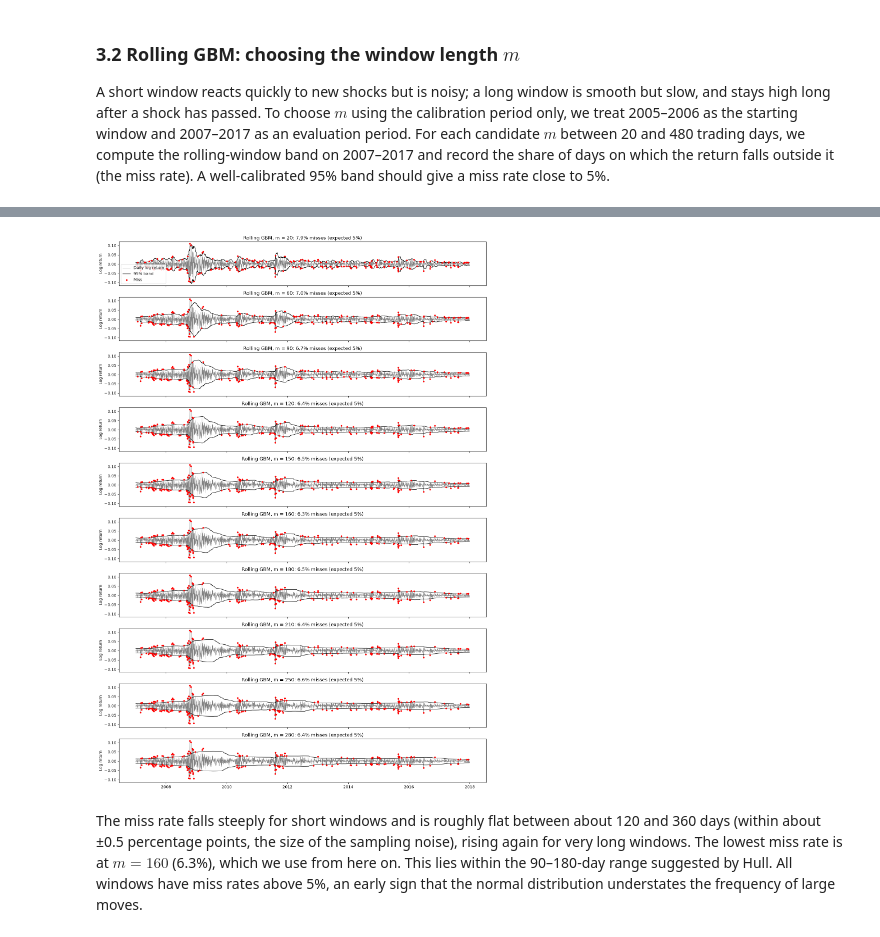
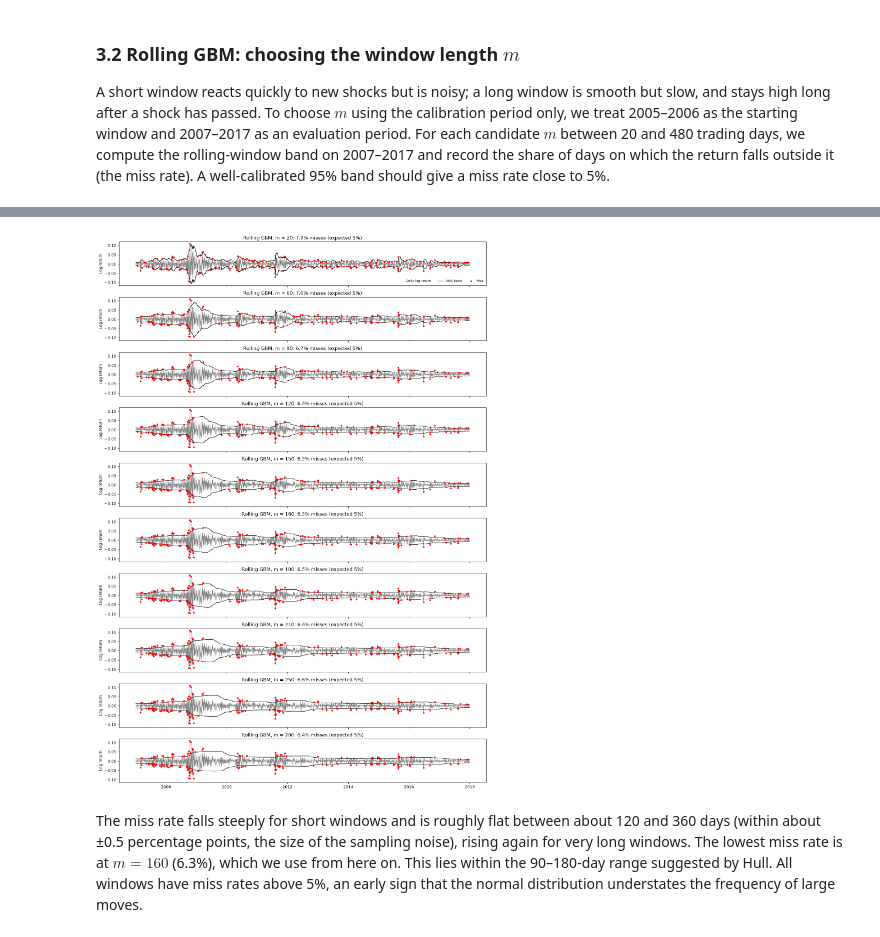
Before and after one commit to Harry140896/Volatility-band-width, a Jupyter notebook: volatility_band_width.ipynb, the cells around one changed output, grey strips where cells are left out. Saved outputs shown, nothing was run; the diff lists cells and outputs as text; code cells hidden in the pictures.

```diff
--- a/volatility_band_width.ipynb
+++ b/volatility_band_width.ipynb
@@ -57,7 +60,7 @@ CSV_PATH = DATA_DIR/ "gspc.csv"
 ## Data downloading only if data does not exist.
 DATA_DIR.mkdir(exist_ok=True)
 if not CSV_PATH.exists():
-    df  = yf.Ticker("^GSPC").history(start = '2005-01-01', auto_adjust = True)
+    df  = yf.Ticker("^GSPC").history(start = '2005-01-01', end='2026-11-05', auto_adjust = True)
     df.index = df.index.tz_localize(None)
     df.to_csv(CSV_PATH)
     print(f'Downloaded and saved the CSV file in {CSV_PATH}')
@@ -129,7 +138,7 @@ ax.scatter(window.index[miss], window[miss], color="red", s=12, zorder=3,
            label="Outside the band (miss)")
 ax.axhline(band, color="black", ls="--", lw=1, label=f"95% band = ±{band:.2%}")
 ax.axhline(-band, color="black", ls="--", lw=1)
-ax.set_title("S&P 500 daily log returns, 2018–2026, against the constant-volatility 95% band (σ from 2005–2017)", size=12)
+ax.set_title("S&P 500 daily log returns, 2018–2026, against the constant-volatility 95% band (s from 2005–2017)", size=12)
 ax.set_ylabel("Daily log return")
 ax.legend(loc="lower left")
 
@@ -281,47 +329,24 @@ A short window reacts quickly to new shocks but is noisy; a long window is smoot
 # %%
-M = [20, 60, 90, 120, 150, 160, 180, 210, 250]
-early = fit_log_returns.loc[:'2006']           # fills the first window
-window = fit_log_returns.loc['2007':'2017']    # evaluation period (still inside the fit period)
+M = [20, 60, 90, 120, 150, 160, 180, 210, 250,280]
+fig, axes = plt.subplots(len(M), 1, figsize=(14, 20), sharex=True, sharey=True)
 
-results = []
-for m in M:
-    sigma = rolling_gbm(early, window, m)
-    lower, upper = sigma_to_band(sigma)
-    miss = window.abs() > upper
-
-    # clustering: share of misses that come the day after another miss
-    after_miss = miss & miss.shift(1, fill_value=False)
-    share_clustered = after_miss.sum() / miss.sum()
-
-    results.append({"m": m,
-                    "miss_rate": miss.mean(),
-                    "n_misses": miss.sum(),
-                    "share_after_a_miss": share_clustered})
-
-results = pd.DataFrame(results).set_index("m")
-results
-
-
-show = [20, 60, 90, 120, 150, 160, 180, 210, 250,280]
-fig, axes = plt.subplots(len(show), 1, figsize=(14, 20), sharex=True, sharey=True)
-
-for ax, m in zip(axes, show):
+for ax, m in zip(axes, M):
     sigma = rolling_gbm(early, window, m)
     lower, upper = sigma_to_band(sigma)
     miss = window.abs() > upper
 
     ax.plot(window.index, window.values, lw=0.6, color='grey', label='Daily log return')
     ax.plot(upper.index, upper.values, color='black', lw=1, label='95% band')
     ax.plot(lower.index, lower.values, color='black', lw=1)
     ax.scatter(window.index[miss], window[miss], color='red', s=10, zorder=3, label='Miss')
     ax.set_title(f"Rolling GBM, m = {m}: {miss.mean():.1%} misses (expected 5%)")
     ax.set_ylabel("Log return")
 
-axes[0].legend(loc='lower left')
+axes[0].legend(loc='lower right', frameon=False, ncol=3, fontsize=8)
 plt.tight_layout()
 plt.show()
 # %% [output]
-[figure, old version]
+[figure, new version]
 # %% [markdown]
 The miss rate falls steeply for short windows and is roughly flat between about 120 and 360 days (within about ±0.5 percentage points, the size of the sampling noise), rising again for very long windows. The lowest miss rate is at **$m = 160$** (6.3%), which we use from here on. This lies within the 90–180-day range suggested by Hull. All windows have miss rates above 5%, an early sign that the normal distribution understates the frequency of large moves.
 # %% [markdown]
```
Also changed, not shown: parts of 42 cells of this notebook, 2 other files.
